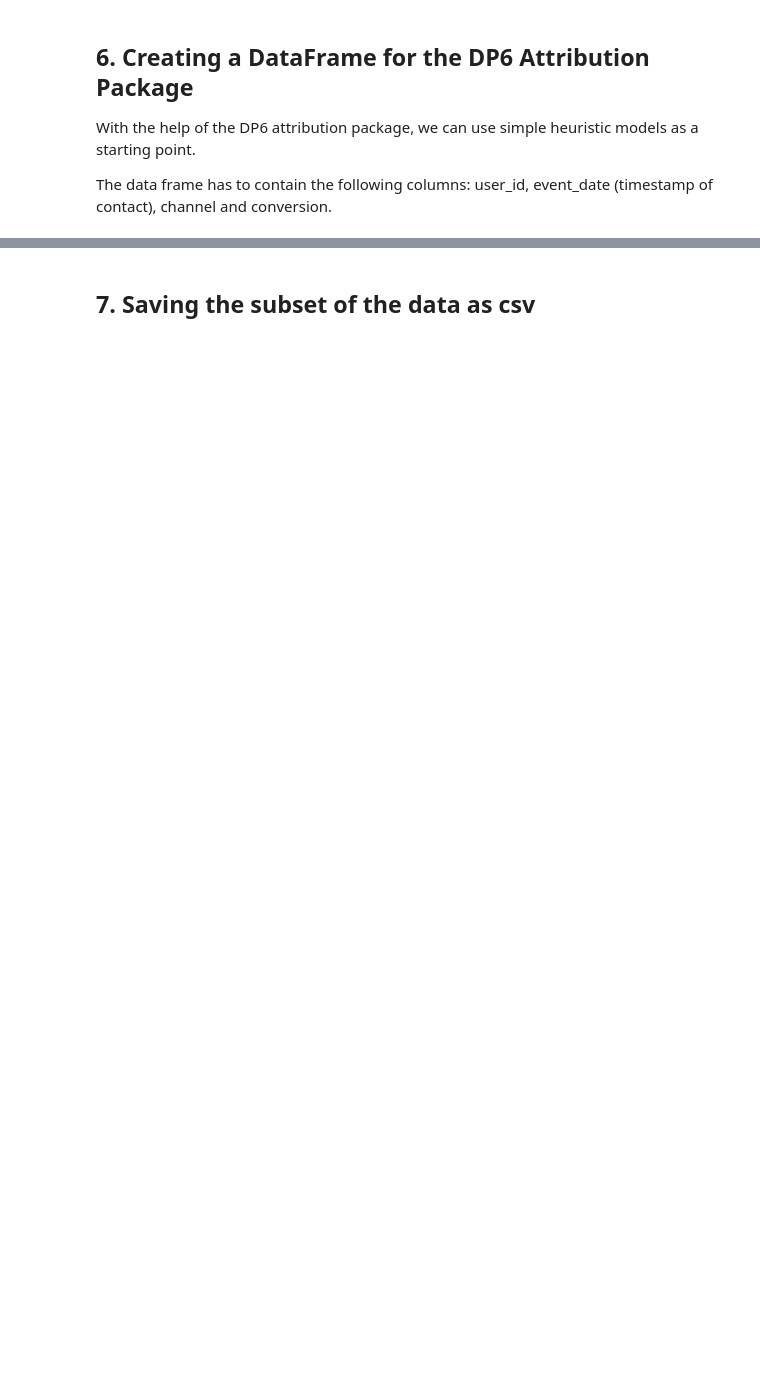
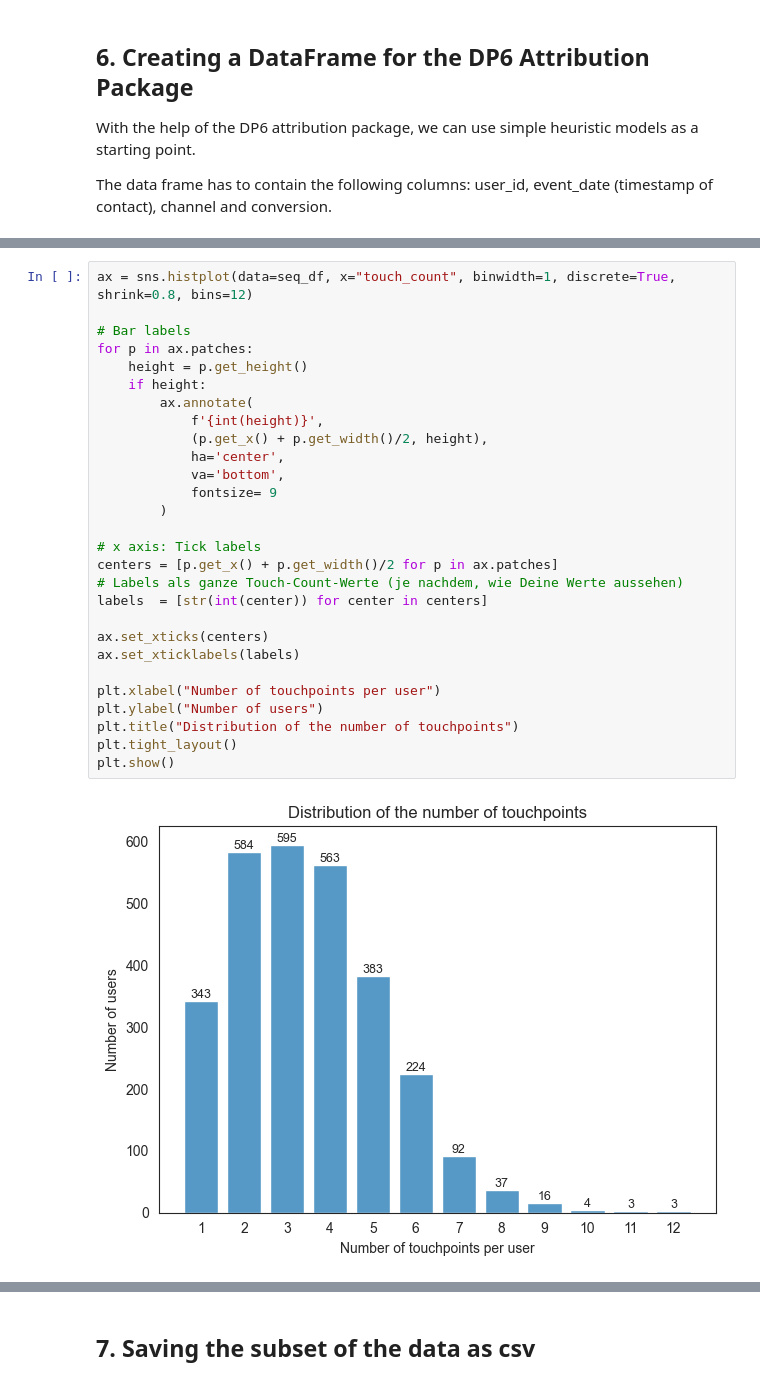
Before and after one commit to MaJo632/attribution-modeling, a Jupyter notebook: notebooks/01_eda_multitouch.ipynb, the cells around one changed output, grey strips where cells are left out. Cells and saved outputs as stored; diff of their text form; blank space fills up the shorter version.

```diff
--- a/notebooks/01_eda_multitouch.ipynb
+++ b/notebooks/01_eda_multitouch.ipynb
@@ -244,0 +292,30 @@ The data frame has to contain the following columns: user_id, event_date (timest
+# %%
+ax = sns.histplot(data=seq_df, x="touch_count", binwidth=1, discrete=True, shrink=0.8, bins=12)
+
+# Bar labels
+for p in ax.patches:
+    height = p.get_height()
+    if height:
+        ax.annotate(
+            f'{int(height)}',
+            (p.get_x() + p.get_width()/2, height),
+            ha='center',
+            va='bottom',
+            fontsize= 9
+        )
+
+# x axis: Tick labels
+centers = [p.get_x() + p.get_width()/2 for p in ax.patches]
+# Labels als ganze Touch-Count-Werte (je nachdem, wie Deine Werte aussehen)
+labels  = [str(int(center)) for center in centers]
+
+ax.set_xticks(centers)
+ax.set_xticklabels(labels)
+
+plt.xlabel("Number of touchpoints per user")
+plt.ylabel("Number of users")
+plt.title("Distribution of the number of touchpoints")
+plt.tight_layout()
+plt.show()
+# %% [output]
+[figure, added]
```
Also changed, not shown: parts of 7 cells of this notebook, 2 other files.
